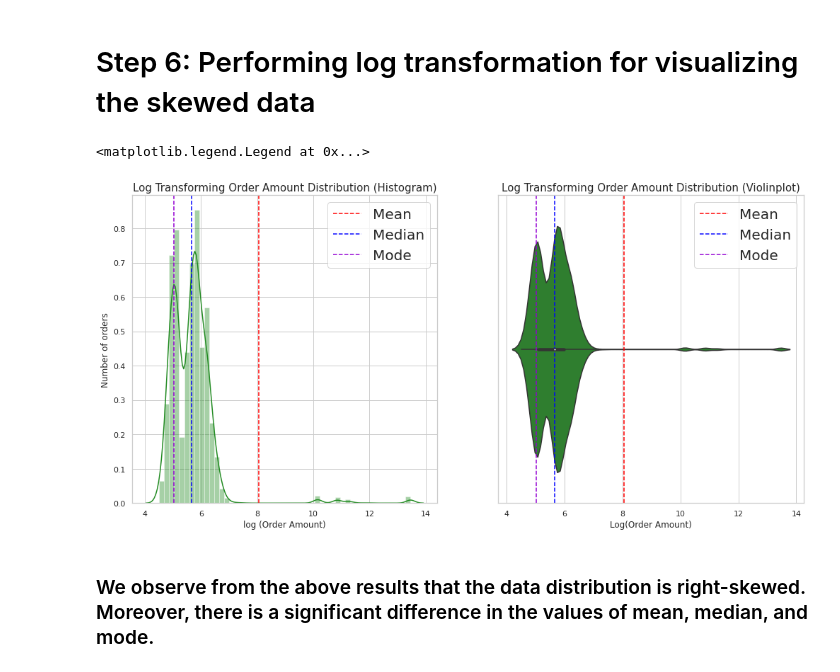
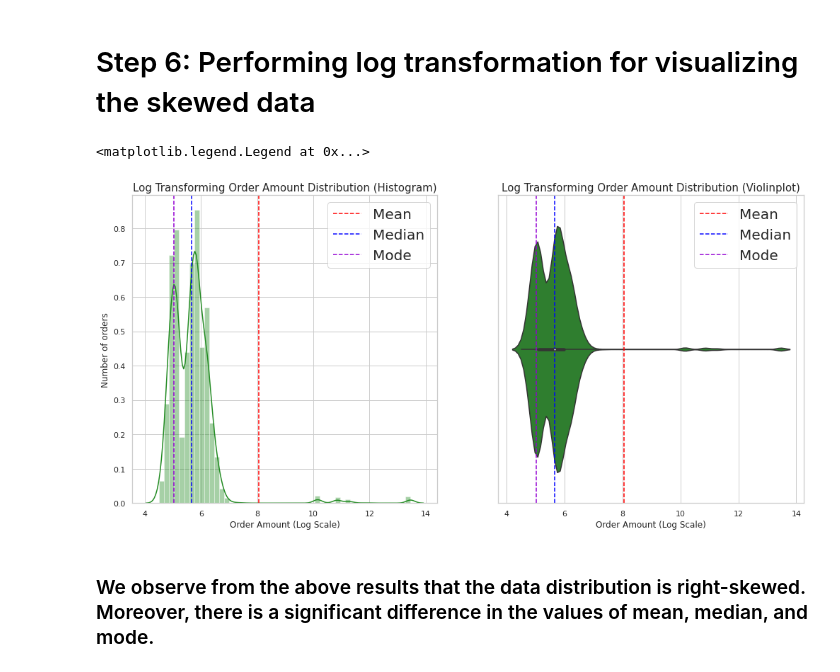
Before and after one commit to Rijul5/DS-Challenger, a Jupyter notebook: Challenger Notebook.ipynb, the cells around one changed output. Drawn from its saved outputs; the diff is of its cells as text; code cells hidden in the pictures.

```diff
--- a/Challenger Notebook.ipynb
+++ b/Challenger Notebook.ipynb
@@ -147,27 +166,39 @@ plt.legend(loc=1, prop={'size': 20})
 # %%
 plt.subplot(1,2,1)
 sbn.set(style='whitegrid')
 sbn.distplot(np.log(DF_data['order_amount']), color='forestgreen')
 plt.title("Log Transforming Order Amount Distribution (Histogram)", fontsize = 15)
+
+# Marking Mean (log scale) explicitly
 plt.axvline(x=np.log(np.mean(DF_data['order_amount'])), color='red', ls="--", label="Mean")
+
+# Marking Median (log scale) explicitly
 plt.axvline(x=np.log(np.median(DF_data['order_amount'])), color='blue', ls="--", label="Median")
+
+# Marking Mode (log scale) explicitly
 plt.axvline(x=np.log(stats.mode(DF_data['order_amount'])[0]), color='darkviolet', ls="--", label="Mode")
-plt.xlabel("log (Order Amount)")
+plt.xlabel("Order Amount (Log Scale)")
 plt.ylabel("Number of orders")
 plt.legend(loc=1, prop={'size': 20})
 
 plt.subplot(1,2,2)
 sbn.set(style='whitegrid')
 sbn.violinplot(x=np.log(DF_data['order_amount']),color='forestgreen')
 plt.title("Log Transforming Order Amount Distribution (Violinplot)", fontsize = 15)
+
+# Marking Mean (log scale) explicitly
 plt.axvline(x=np.log(np.mean(DF_data['order_amount'])), color='red', ls="--", label="Mean")
+
+# Marking Median (log scale) explicitly
 plt.axvline(x=np.log(np.median(DF_data['order_amount'])), color='blue', ls="--", label="Median")
+
+# Marking Mode (log scale) explicitly
 plt.axvline(x=np.log(stats.mode(DF_data['order_amount'])[0]), color='darkviolet', ls="--", label="Mode")
-plt.xlabel("Log(Order Amount)")
+plt.xlabel("Order Amount (Log Scale)")
 plt.legend(loc=1, prop={'size': 20})
 # %% [output]
 <matplotlib.legend.Legend at 0x...>
-[figure, old version]
+[figure, new version]
 # %% [markdown]
 ### We observe from the above results that the data distribution is right-skewed. Moreover, there is a significant difference in the values of mean, median, and mode.
 # %% [markdown]
```
Also changed, not shown: parts of 4 cells of this notebook, 1 other file.
